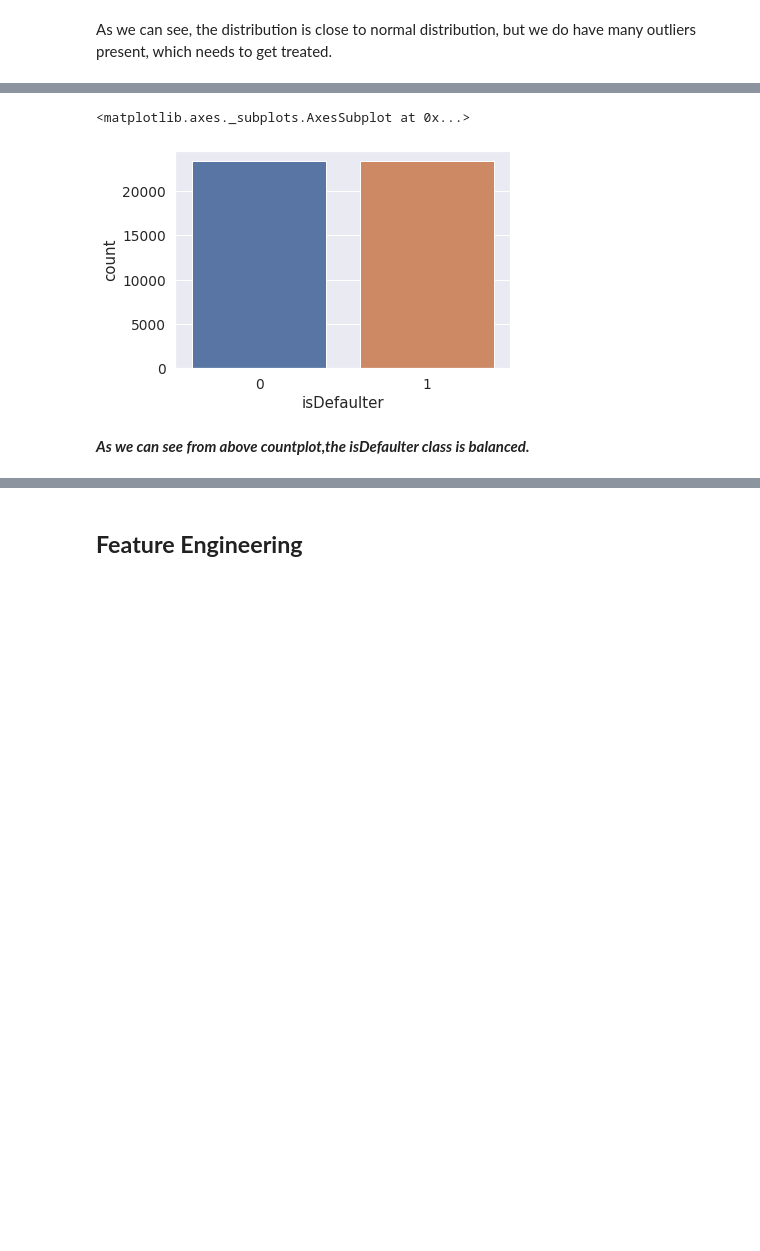
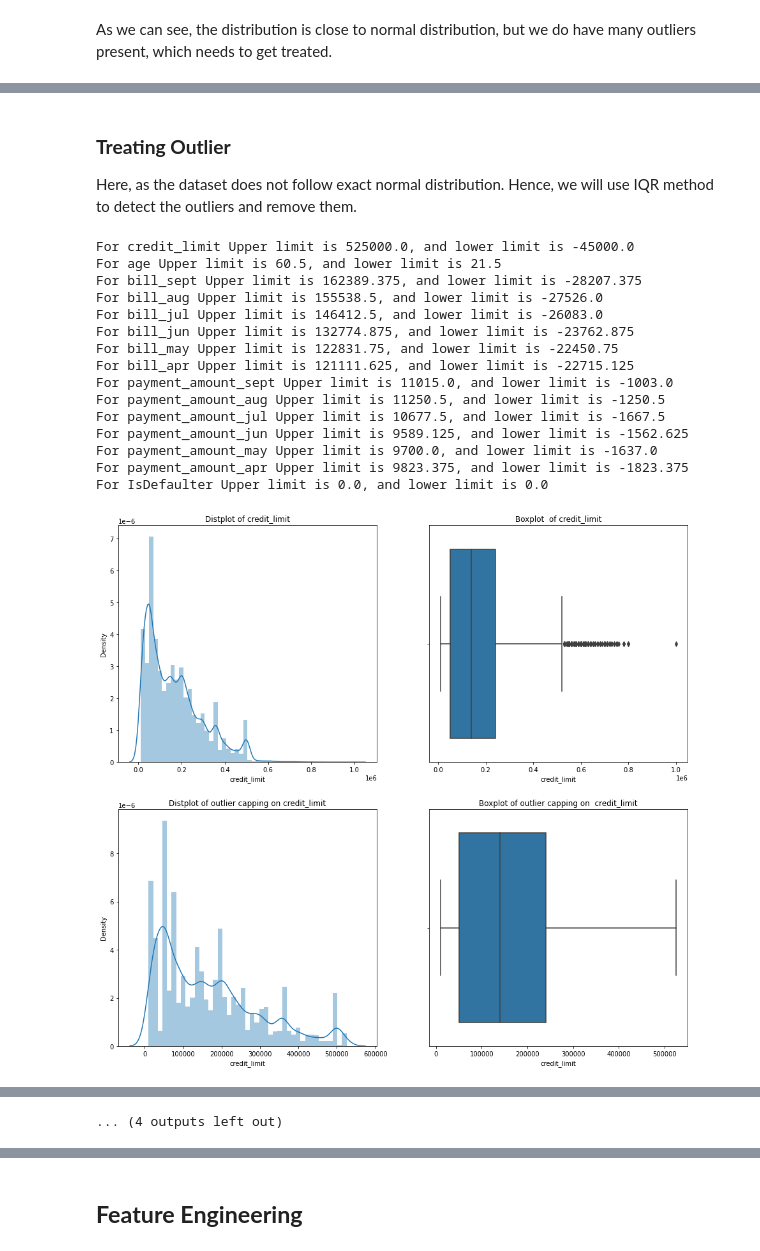
Before and after one commit to kunalmahadik/Credit-Card-Default-Prediction, a Jupyter notebook: Credit_Card_Default_Prediction_Capstone_Project.ipynb, the cells around one changed output, grey strips where cells are left out. Saved outputs shown, nothing was run; the diff lists cells and outputs as text; code cells hidden in the pictures; blank space fills up the shorter version.

```diff
--- a/Credit_Card_Default_Prediction_Capstone_Project.ipynb
+++ b/Credit_Card_Default_Prediction_Capstone_Project.ipynb
@@ -884,10 +445,0 @@ sns.heatmap(credit_df.corr(),annot=True,cmap="coolwarm")
-# %%
-#saleprice correlation matrix
-k = 10 #number of variables for heatmap
-corrmat = credit_df.corr()
-cols = corrmat.nlargest(k, 'isDefaulter')['isDefaulter'].index
-cm = np.corrcoef(credit_df[cols].values.T)
-sns.set(font_scale=1.25)
-plt.subplots(figsize=(10,10))
-hm = sns.heatmap(cm, cbar=True, annot=True, square=True, fmt='.2f', annot_kws={'size': 10}, yticklabels=cols.values, xticklabels=cols.values)
-plt.show()
@@ -945,8 +446,52 @@ balance_df['isDefaulter'] = y_smote
-# %%
-# Checking the class balance after using SMOTE
-sns.countplot('isDefaulter', data = balance_df)
-# %% [output]
-<matplotlib.axes._subplots.AxesSubplot at 0x...>
-[figure, removed]
-# %% [markdown]
-***As we can see from above countplot,the isDefaulter class is balanced.***
+# %% [markdown]
+### **Treating Outlier**
+
+Here, as the dataset does not follow exact normal distribution. Hence, we will use IQR method to detect the outliers and remove them.
+# %%
+#creating a for loop to iterate over  and capp all the outliers on entire numerical features
+for i in feat_num:
+  p25 = feat_num[i].quantile(0.25) #creating a variabel for 25th percentile
+  p75 = feat_num[i].quantile(0.75) #creating a variabel for 75th percentile
+  iqr = p75-p25 #calculating the  interquartile range
+  upper_limit = p75 + 1.5 * iqr # caculating the upper bound limit, above which the data will be considered outlier
+  lower_limit = p75 - 1.5 * iqr # # caculating the lower bound limit, below  which the data will be considered outlier
+
+  print(f'For {i} Upper limit is {upper_limit}, and lower limit is {lower_limit}') # printing the upper and lower limit of each feature
+
+  feat_num[cred_df[i] > upper_limit] #to check the outlier record
+  feat_num[cred_df[i] < lower_limit] #to check the outlier record
+  new_df_cap = feat_num.copy() #definig new dataframe to store the oulier capped dataset
+  new_df_cap[i] = np.where(new_df_cap[i] > upper_limit, upper_limit,
+    np.where(new_df_cap[i] < lower_limit, lower_limit,new_df_cap[i])) # replacing the outliers with the  specifed limits
+
+#ploting a figure to compare the difference in distribution of data
+  plt.figure(figsize = (16,15))
+  plt.subplot(2,2,1)
+  sns.distplot(cred_df[i])
+  plt.title(f'Distplot of {i}')
+  plt.subplot(2,2,2)
+  sns.boxplot(cred_df[i])
+  plt.title(f'Boxplot  of {i}')
+  plt.subplot(2,2,3)
+  sns.distplot(new_df_cap[i])
+  plt.title(f'Distplot of outlier capping on {i}')
+  plt.subplot(2,2,4)
+  sns.boxplot(new_df_cap[i])
+  plt.title(f'Boxplot of outlier capping on  {i}')
+# %% [output]
+For credit_limit Upper limit is 525000.0, and lower limit is -45000.0
+For age Upper limit is 60.5, and lower limit is 21.5
+For bill_sept Upper limit is 162389.375, and lower limit is -28207.375
+For bill_aug Upper limit is 155538.5, and lower limit is -27526.0
+For bill_jul Upper limit is 146412.5, and lower limit is -26083.0
+For bill_jun Upper limit is 132774.875, and lower limit is -23762.875
+For bill_may Upper limit is 122831.75, and lower limit is -22450.75
+For bill_apr Upper limit is 121111.625, and lower limit is -22715.125
+For payment_amount_sept Upper limit is 11015.0, and lower limit is -1003.0
+For payment_amount_aug Upper limit is 11250.5, and lower limit is -1250.5
+For payment_amount_jul Upper limit is 10677.5, and lower limit is -1667.5
+For payment_amount_jun Upper limit is 9589.125, and lower limit is -1562.625
+For payment_amount_may Upper limit is 9700.0, and lower limit is -1637.0
+For payment_amount_apr Upper limit is 9823.375, and lower limit is -1823.375
+For IsDefaulter Upper limit is 0.0, and lower limit is 0.0
+[figure, added]
@@ -952,0 +508 @@ sns.countplot('isDefaulter', data = balance_df)
+... (4 outputs left out)
```
Also changed, not shown: parts of 298 cells of this notebook.
